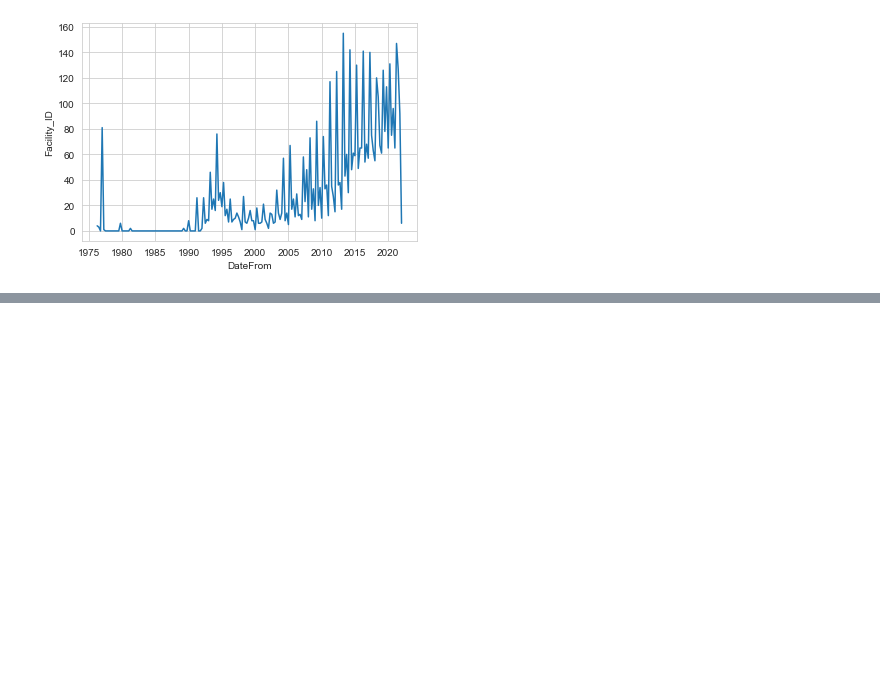
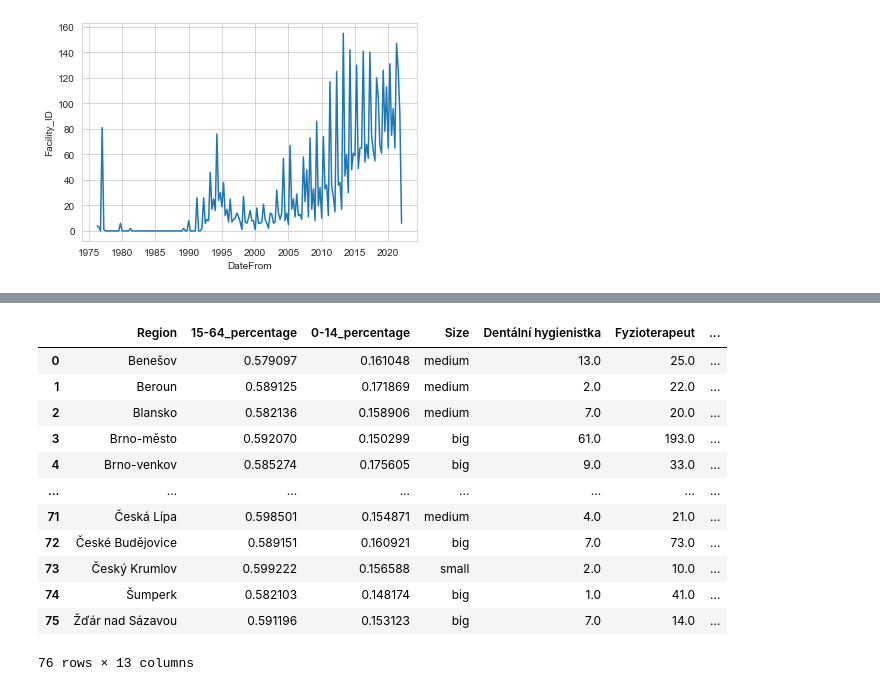
Before and after one commit to adaryb123/UPAproject, a Jupyter notebook: Part_2_own_tasks.ipynb, the cells around one changed output, grey strips where cells are left out. Cells and saved outputs as stored; diff of their text form; code cells hidden in the pictures; blank space fills up the shorter version.

```diff
--- a/Part_2_own_tasks.ipynb
+++ b/Part_2_own_tasks.ipynb
@@ -155,0 +160,3 @@ sns.lineplot(data=new_df,x="DateFrom", y="Facility_ID")
+# %%
+df_fac = pd.read_csv('C1_facilities.csv', encoding='utf-8')
+df_pop = pd.read_csv('C1_population.csv', encoding='utf-8')
@@ -155,0 +203,25 @@ sns.lineplot(data=new_df,x="DateFrom", y="Facility_ID")
+# %%
+df_c1 = df_pop.copy()
+
+for facility_name in df_fac['Domain'].unique():
+    for region_name in df_c1['Region'].unique():
+        count = df_fac.loc[(df_fac['Domain'] == facility_name) & (df_fac['Region'] == region_name), 'Count']
+        if len(count) == 0:
+            count = 0
+        df_c1.loc[df_c1['Region'] == region_name, facility_name] = int(count)
+
+df_c1.head(78)
+# %% [output]
+|  | Region | 15-64_percentage | 0-14_percentage | Size | Dentální hygienistka | Fyzioterapeut | ... |
+| 0 | Benešov | 0.579097 | 0.161048 | medium | 13.0 | 25.0 | ... |
+| 1 | Beroun | 0.589125 | 0.171869 | medium | 2.0 | 22.0 | ... |
+| 2 | Blansko | 0.582136 | 0.158906 | medium | 7.0 | 20.0 | ... |
+| 3 | Brno-město | 0.592070 | 0.150299 | big | 61.0 | 193.0 | ... |
+| 4 | Brno-venkov | 0.585274 | 0.175605 | big | 9.0 | 33.0 | ... |
+| ... | ... | ... | ... | ... | ... | ... | ... |
+| 71 | Česká Lípa | 0.598501 | 0.154871 | medium | 4.0 | 21.0 | ... |
+| 72 | České Budějovice | 0.589151 | 0.160921 | big | 7.0 | 73.0 | ... |
+| 73 | Český Krumlov | 0.599222 | 0.156588 | small | 2.0 | 10.0 | ... |
+| 74 | Šumperk | 0.582103 | 0.148174 | big | 1.0 | 41.0 | ... |
+| 75 | Žďár nad Sázavou | 0.591196 | 0.153123 | big | 7.0 | 14.0 | ... |
+76 rows × 13 columns
```
Also changed, not shown: parts of 22 cells of this notebook, 2 other files.
